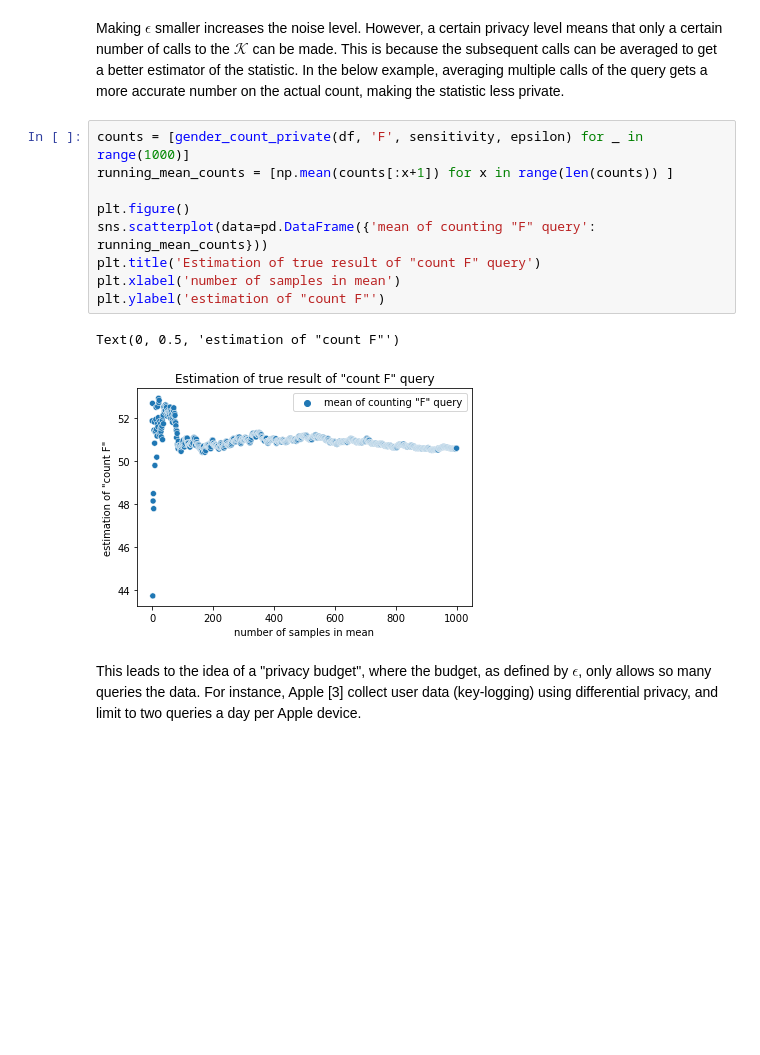
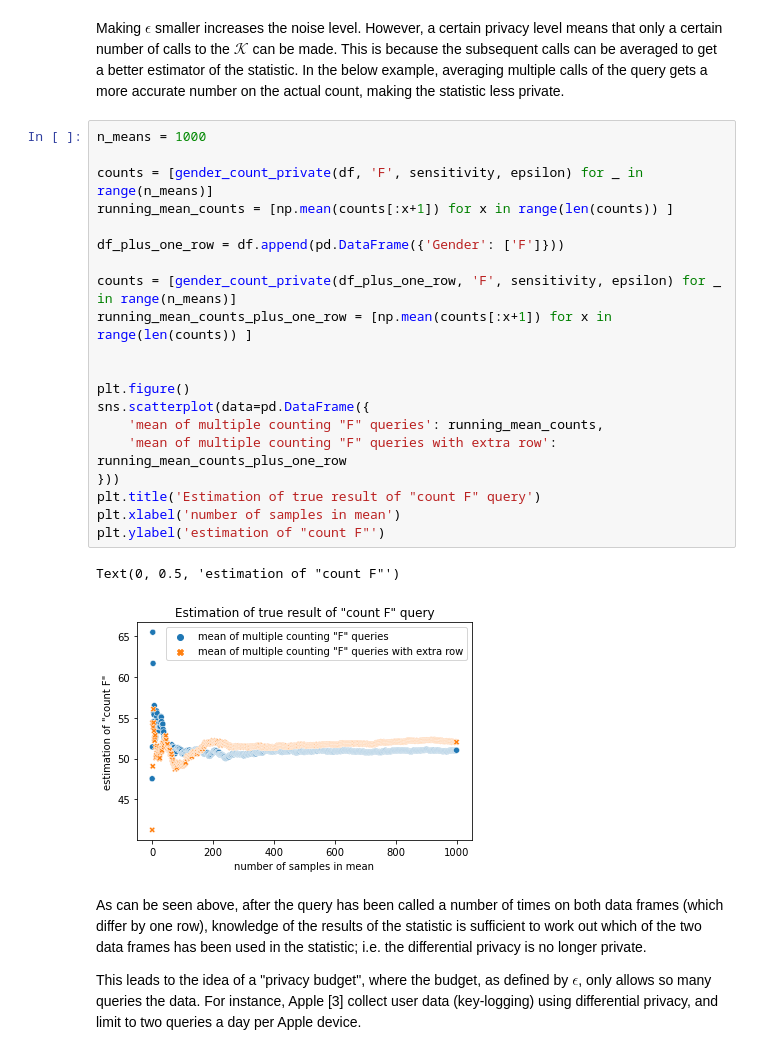
Before and after one commit to nagi49000/differential-privacy-play, a Jupyter notebook: python/notebooks/basics.ipynb, the cells around one changed output. Cells and saved outputs as stored; diff of their text form; blank space fills up the shorter version.

Commit message:
added extra example

```diff
--- a/python/notebooks/basics.ipynb
+++ b/python/notebooks/basics.ipynb
@@ -85,16 +85,29 @@ gender_count_private(df, 'F', sensitivity, epsilon)
 # %% [markdown]
 Making $\epsilon$ smaller increases the noise level. However, a certain privacy level means that only a certain number of calls to the $\mathcal{K}$ can be made. This is because the subsequent calls can be averaged to get a better estimator of the statistic. In the below example, averaging multiple calls of the query gets a more accurate number on the actual count, making the statistic less private.
 # %%
-counts = [gender_count_private(df, 'F', sensitivity, epsilon) for _ in range(1000)]
+n_means = 1000
+
+counts = [gender_count_private(df, 'F', sensitivity, epsilon) for _ in range(n_means)]
 running_mean_counts = [np.mean(counts[:x+1]) for x in range(len(counts)) ]
 
+df_plus_one_row = df.append(pd.DataFrame({'Gender': ['F']}))
+
+counts = [gender_count_private(df_plus_one_row, 'F', sensitivity, epsilon) for _ in range(n_means)]
+running_mean_counts_plus_one_row = [np.mean(counts[:x+1]) for x in range(len(counts)) ]
+
+
 plt.figure()
-sns.scatterplot(data=pd.DataFrame({'mean of counting "F" query': running_mean_counts}))
+sns.scatterplot(data=pd.DataFrame({
+    'mean of multiple counting "F" queries': running_mean_counts,
+    'mean of multiple counting "F" queries with extra row': running_mean_counts_plus_one_row
+}))
 plt.title('Estimation of true result of "count F" query')
 plt.xlabel('number of samples in mean')
 plt.ylabel('estimation of "count F"')
 # %% [output]
 Text(0, 0.5, 'estimation of "count F"')
-[figure, old version]
+[figure, new version]
 # %% [markdown]
+As can be seen above, after the query has been called a number of times on both data frames (which differ by one row), knowledge of the results of the statistic is sufficient to work out which of the two data frames has been used in the statistic; i.e. the differential privacy is no longer private.
+
 This leads to the idea of a "privacy budget", where the budget, as defined by $\epsilon$, only allows so many queries the data. For instance, Apple [3] collect user data (key-logging) using differential privacy, and limit to two queries a day per Apple device.
```
Also changed, not shown: parts of 2 cells of this notebook.
